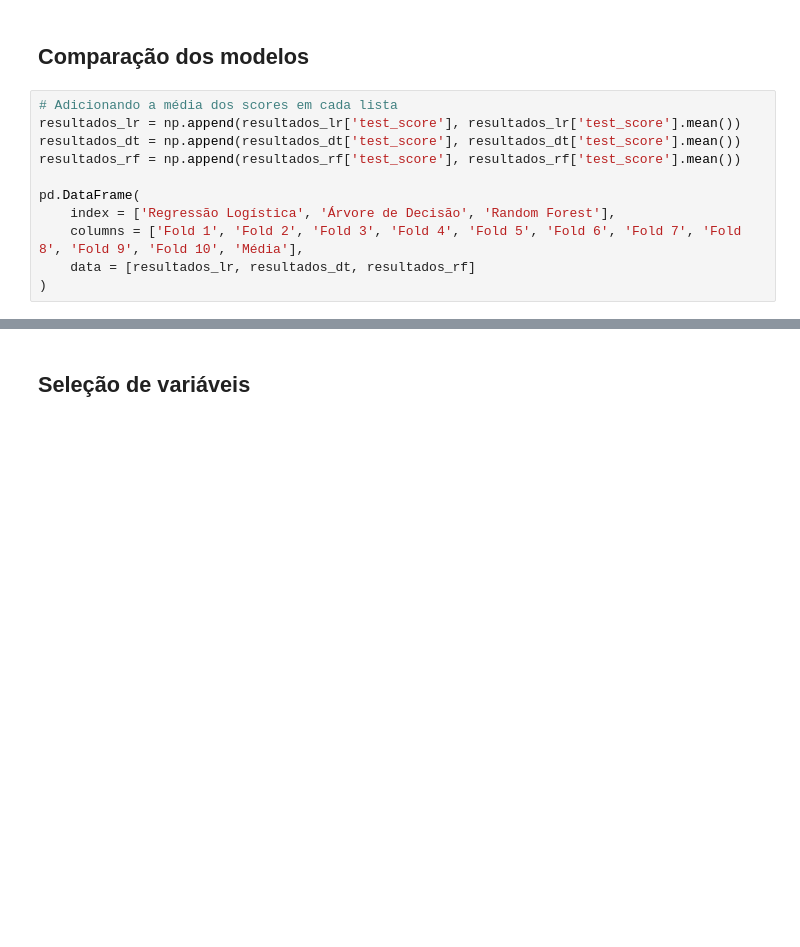
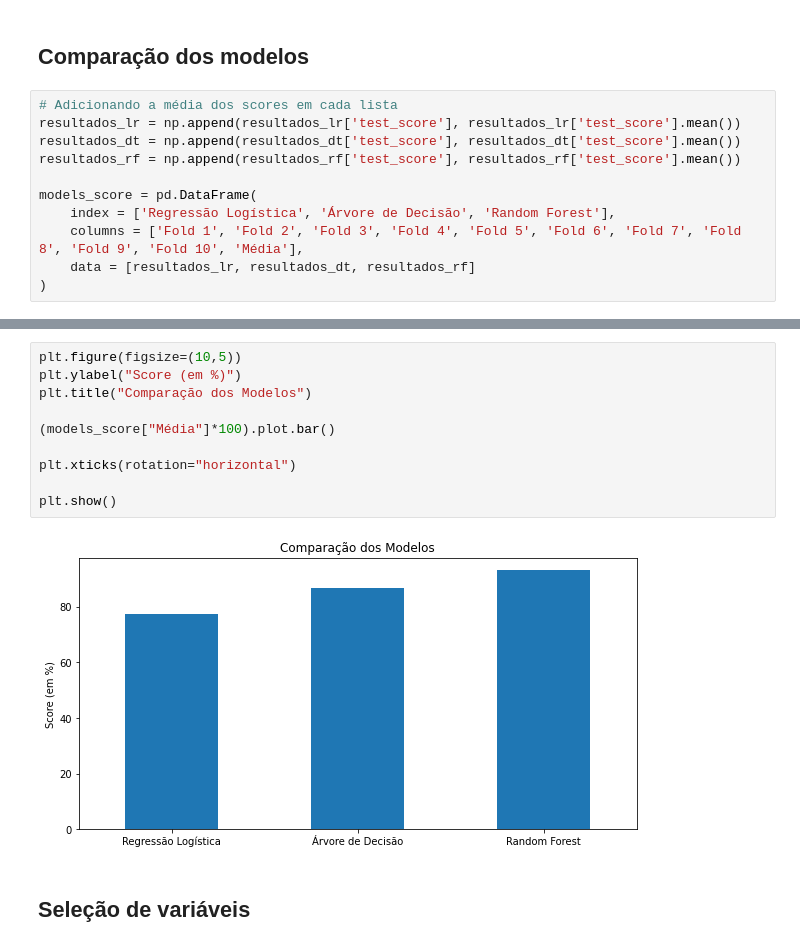
Before and after one commit to natanascimento/big-data-analysis, a Jupyter notebook: credit-risk/notebooks/[Big_Data]_Quero_Empréstimo.ipynb, the cells around one changed output, grey strips where cells are left out. Cells and saved outputs as stored; diff of their text form; blank space fills up the shorter version.

```diff
--- a/credit-risk/notebooks/[Big_Data]_Quero_Empréstimo.ipynb
+++ b/credit-risk/notebooks/[Big_Data]_Quero_Empréstimo.ipynb
@@ -431,7 +428,7 @@ resultados_lr = np.append(resultados_lr['test_score'], resultados_lr['test_score
 resultados_dt = np.append(resultados_dt['test_score'], resultados_dt['test_score'].mean())
 resultados_rf = np.append(resultados_rf['test_score'], resultados_rf['test_score'].mean())
 
-pd.DataFrame(
+models_score = pd.DataFrame(
     index = ['Regressão Logística', 'Árvore de Decisão', 'Random Forest'],
     columns = ['Fold 1', 'Fold 2', 'Fold 3', 'Fold 4', 'Fold 5', 'Fold 6', 'Fold 7', 'Fold 8', 'Fold 9', 'Fold 10', 'Média'],
     data = [resultados_lr, resultados_dt, resultados_rf]
@@ -444,2 +443,14 @@ pd.DataFrame(
+# %%
+plt.figure(figsize=(10,5))
+plt.ylabel("Score (em %)")
+plt.title("Comparação dos Modelos")
+
+(models_score["Média"]*100).plot.bar()
+
+plt.xticks(rotation="horizontal")
+
+plt.show()
+# %% [output]
+[figure, added]
 # %% [markdown]
 ## Seleção de variáveis
```
Also changed, not shown: parts of 58 cells of this notebook.
